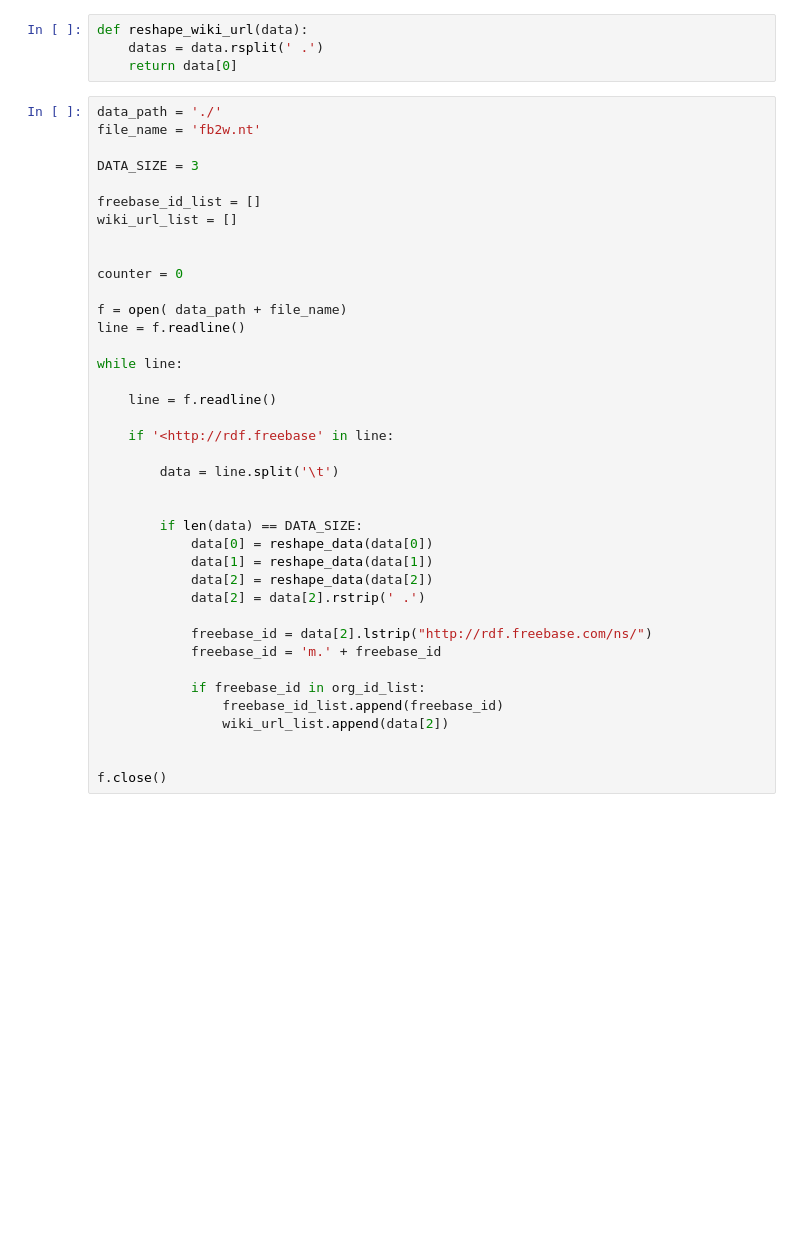
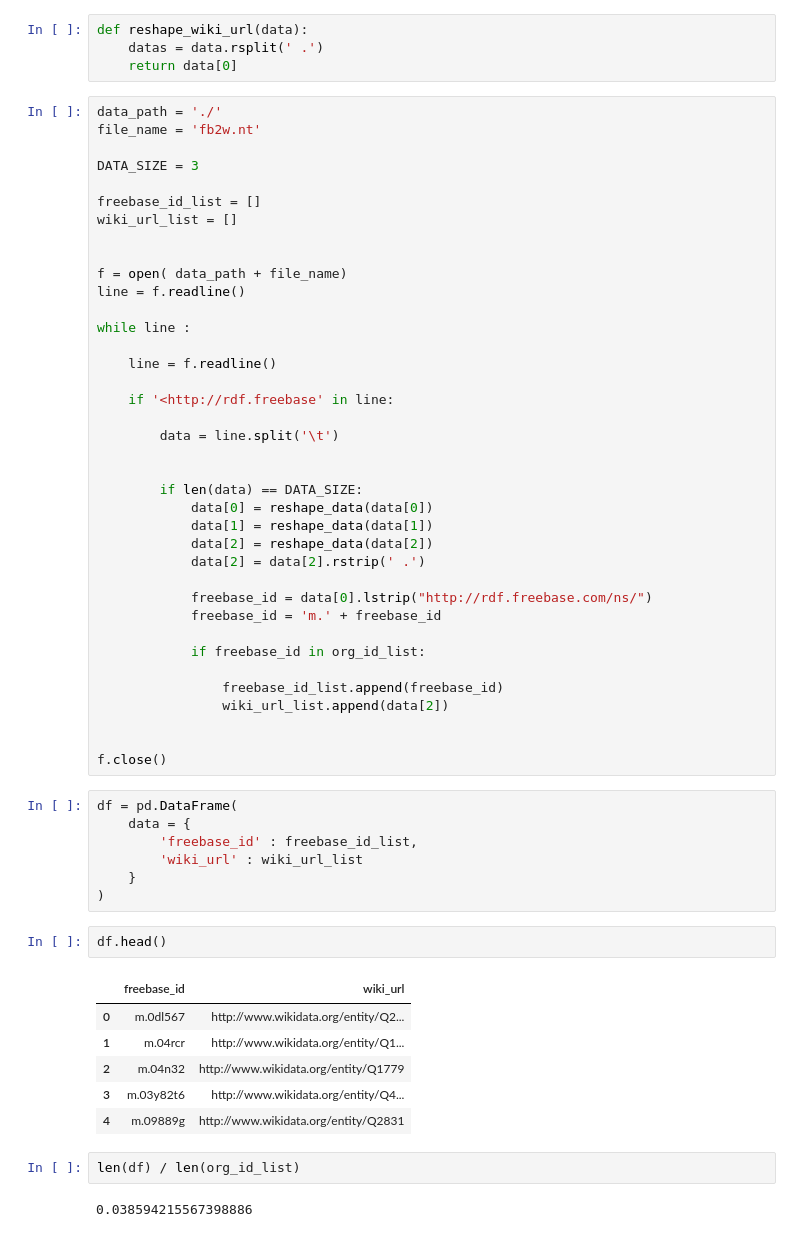
Before and after one commit to fumiyo0607/KGAN, a Jupyter notebook: Analysis/freebase/remap_freebase_id.ipynb, the cells around one changed output. Drawn from its saved outputs; the diff is of its cells as text; blank space fills up the shorter version.

```diff
--- a/Analysis/freebase/remap_freebase_id.ipynb
+++ b/Analysis/freebase/remap_freebase_id.ipynb
@@ -35,12 +81,10 @@ freebase_id_list = []
 wiki_url_list = []
 
 
-counter = 0
-
 f = open( data_path + file_name)
 line = f.readline()
 
-while line:
+while line :
 
     line = f.readline()
 
@@ -55,12 +99,33 @@ while line:
             data[2] = reshape_data(data[2])
             data[2] = data[2].rstrip(' .')
 
-            freebase_id = data[2].lstrip("http://rdf.freebase.com/ns/")
+            freebase_id = data[0].lstrip("http://rdf.freebase.com/ns/")
             freebase_id = 'm.' + freebase_id
 
             if freebase_id in org_id_list:
+
                 freebase_id_list.append(freebase_id)
                 wiki_url_list.append(data[2])
 
 
 f.close()
+# %%
+df = pd.DataFrame(
+    data = {
+        'freebase_id' : freebase_id_list,
+        'wiki_url' : wiki_url_list
+    }
+)
+# %%
+df.head()
+# %% [output]
+|  | freebase_id | wiki_url |
+| 0 | m.0dl567 | http://www.wikidata.org/entity/Q2... |
+| 1 | m.04rcr | http://www.wikidata.org/entity/Q1... |
+| 2 | m.04n32 | http://www.wikidata.org/entity/Q1779 |
+| 3 | m.03y82t6 | http://www.wikidata.org/entity/Q4... |
+| 4 | m.09889g | http://www.wikidata.org/entity/Q2831 |
+# %%
+len(df) / len(org_id_list)
+# %% [output]
+0.038594215567398886
```
Also changed, not shown: parts of 4 cells of this notebook, 3 other files.
